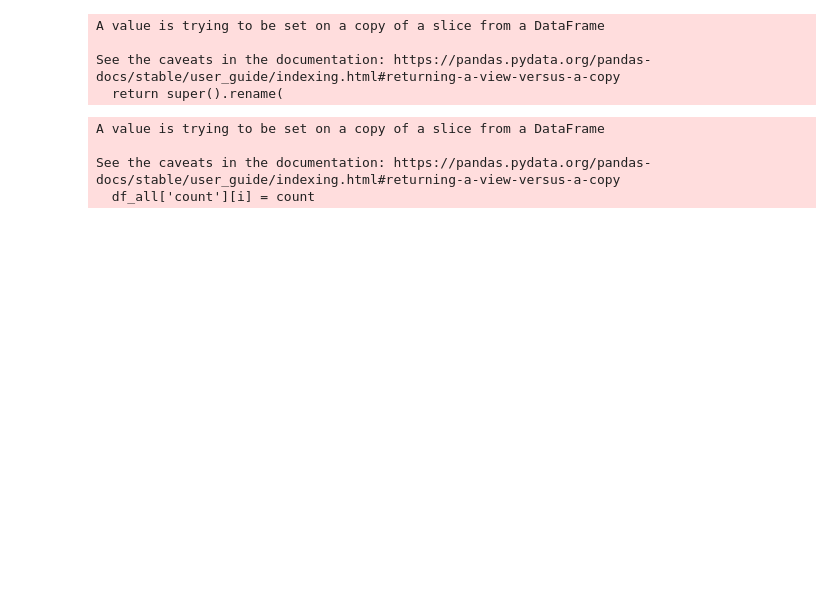
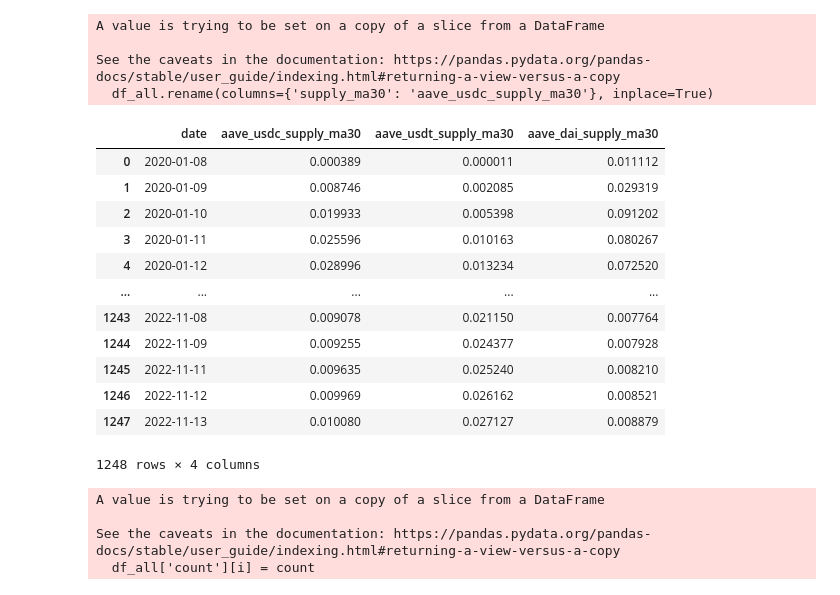
Before and after one commit to vivowa/perpetuals, a Jupyter notebook: interest_rate_calc.ipynb, the cells around one changed output. Drawn from its saved outputs; the diff is of its cells as text; code cells hidden in the pictures; blank space fills up the shorter version.

```diff
--- a/interest_rate_calc.ipynb
+++ b/interest_rate_calc.ipynb
@@ -119,21 +119,37 @@ df_all.rename(columns={'supply_ma30': 'aave_usdt_supply_ma30'}, inplace=True)
 df_all = df_all.merge(aave_dai[['date', 'supply_ma30']], how='left', on='date') #merge compound
 df_all.rename(columns={'supply_ma30': 'aave_dai_supply_ma30'}, inplace=True)
 
-df_all = df_all.merge(compound_usdc[['date', 'supply_ma30']], how='left', on='date') #merge compound
-df_all.rename(columns={'supply_ma30': 'compound_usdc_supply_ma30'}, inplace=True)
+#df_all = df_all.merge(compound_usdc[['date', 'supply_ma30']], how='left', on='date') #merge compound
+#df_all.rename(columns={'supply_ma30': 'compound_usdc_supply_ma30'}, inplace=True)
 
-df_all = df_all.merge(compound_usdt[['date', 'supply_ma30']], how='left', on='date') #merge compound
-df_all.rename(columns={'supply_ma30': 'compound_usdt_supply_ma30'}, inplace=True)
+#df_all = df_all.merge(compound_usdt[['date', 'supply_ma30']], how='left', on='date') #merge compound
+#df_all.rename(columns={'supply_ma30': 'compound_usdt_supply_ma30'}, inplace=True)
 
-df_all = df_all.merge(compound_dai[['date', 'supply_ma30']], how='left', on='date') #merge compound
-df_all.rename(columns={'supply_ma30': 'compound_dai_supply_ma30'}, inplace=True)
+#df_all = df_all.merge(compound_dai[['date', 'supply_ma30']], how='left', on='date') #merge compound
+#df_all.rename(columns={'supply_ma30': 'compound_dai_supply_ma30'}, inplace=True)
 # %% [output]
 A value is trying to be set on a copy of a slice from a DataFrame
 
 See the caveats in the documentation: https://pandas.pydata.org/pandas-docs/stable/user_guide/indexing.html#returning-a-view-versus-a-copy
-  return super().rename(
+  df_all.rename(columns={'supply_ma30': 'aave_usdc_supply_ma30'}, inplace=True)
 # %%
 df_all = df_all.fillna(0)
+# %%
+df_all
+# %% [output]
+|  | date | aave_usdc_supply_ma30 | aave_usdt_supply_ma30 | aave_dai_supply_ma30 |
+| 0 | 2020-01-08 | 0.000389 | 0.000011 | 0.011112 |
+| 1 | 2020-01-09 | 0.008746 | 0.002085 | 0.029319 |
+| 2 | 2020-01-10 | 0.019933 | 0.005398 | 0.091202 |
+| 3 | 2020-01-11 | 0.025596 | 0.010163 | 0.080267 |
+| 4 | 2020-01-12 | 0.028996 | 0.013234 | 0.072520 |
+| ... | ... | ... | ... | ... |
+| 1243 | 2022-11-08 | 0.009078 | 0.021150 | 0.007764 |
+| 1244 | 2022-11-09 | 0.009255 | 0.024377 | 0.007928 |
+| 1245 | 2022-11-11 | 0.009635 | 0.025240 | 0.008210 |
+| 1246 | 2022-11-12 | 0.009969 | 0.026162 | 0.008521 |
+| 1247 | 2022-11-13 | 0.010080 | 0.027127 | 0.008879 |
+1248 rows × 4 columns
 # %%
 df_all['count'] = 0
 for i in range(0, len(df_all)):
```
Also changed, not shown: parts of 4 cells of this notebook, 26 other files.
